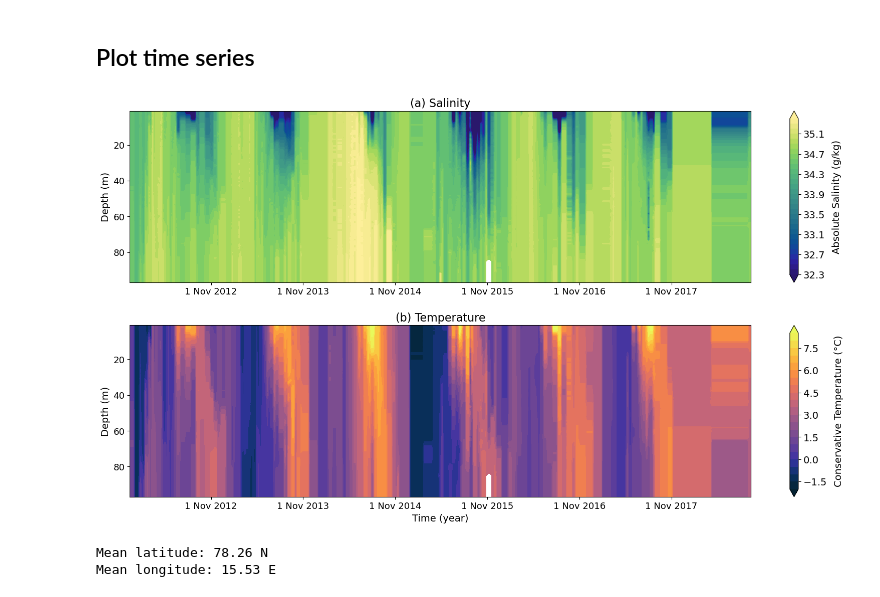
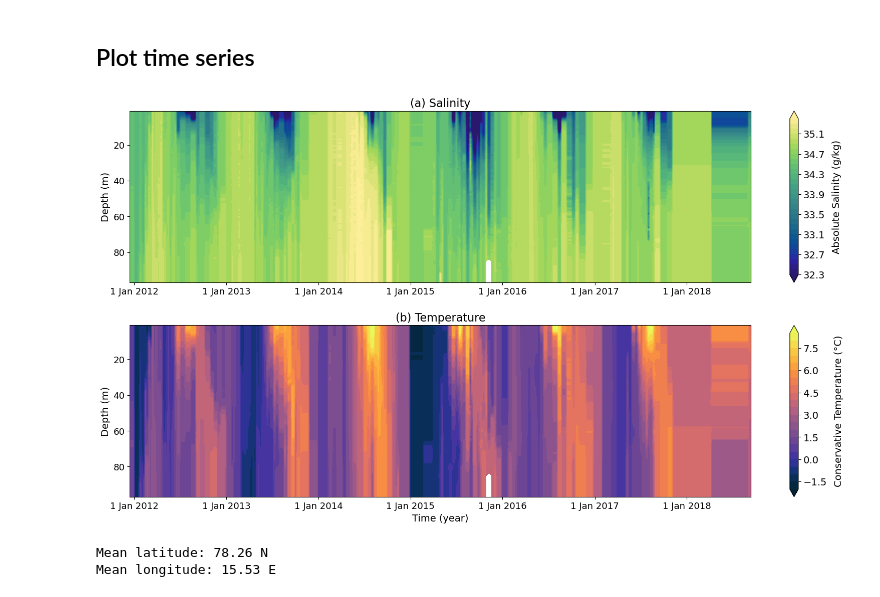
Before and after one commit to alpsjur/AGF-Adventfjorden, a Jupyter notebook: code/notebooks/timeseries_CTD_plotting.ipynb, the cells around one changed output. Drawn from its saved outputs; the diff is of its cells as text; code cells hidden in the pictures.

Commit message:
Update timeseries plots

```diff
--- a/code/notebooks/timeseries_CTD_plotting.ipynb
+++ b/code/notebooks/timeseries_CTD_plotting.ipynb
@@ -45,37 +45,42 @@ CT_interp = scipy.interpolate.griddata(points=(df['Time'],df['Pressure']),values
 # %%
 # get times corresponding with each Nov
 start = datetime.strptime(df['Date'][0], '%Y-%m-%d %H:%M:%S')
-years_with_nov = np.arange(2012,2018,1)
-nov_ticks = np.zeros(len(years_with_nov))
-for i in range(len(years_with_nov)):
-    nov_ticks[i] = timedelta.total_seconds(datetime(years_with_nov[i],11,1,0,0,0)-start)
+#years_with_nov = np.arange(2012,2018,1)
+#nov_ticks = np.zeros(len(years_with_nov))
+#for i in range(len(years_with_nov)):
+#    nov_ticks[i] = timedelta.total_seconds(datetime(years_with_nov[i],11,1,0,0,0)-start)
+
+years_start = np.arange(2012,2019,1)
+years_ticks = np.zeros(len(years_start))
+for i in range(len(years_ticks)):
+    years_ticks[i] = timedelta.total_seconds(datetime(years_start[i],1,1,0,0,0)-start)
 # %%
 def plotTimeDepth(ax,Time,Vert,data,levels,cmap,label):
     plot = ax.contourf(Time,Vert,data,levels=levels,extend='both',cmap=cmap)
     cbar = plt.colorbar(plot,ax=ax)
     cbar.ax.set_ylabel(label,fontsize=14)
     cbar.ax.tick_params(axis='y', which='both', labelsize=14)
     cbar.ax.get_yaxis().labelpad = 10
     ax.tick_params(axis='both', labelsize=13)
     ax.set_ylim(ax.get_ylim()[::-1])
-    ax.set_xticks(nov_ticks)
-    ax.set_xticklabels(['1 Nov '+str(i) for i in years_with_nov])
+    ax.set_xticks(years_ticks)
+    ax.set_xticklabels(['1 Jan '+str(i) for i in years_start])
     ax.set_ylabel('Depth (m)',fontsize=14)
 
 fig, (ax1,ax2) = plt.subplots(2,1,figsize=(20,10))
 plotTimeDepth(ax1,TimeZ,Depth,SA_interp,levels=np.arange(32.3,35.4,0.1),cmap='cmo.haline',
               label='Absolute Salinity (g/kg)')
 plotTimeDepth(ax2,TimeZ,Depth,CT_interp,levels=np.arange(-2,8.51,0.5),cmap='cmo.thermal',
               label='Conservative Temperature ('+'\u00B0'+'C)')
 ax2.set_xlabel('Time (year)',fontsize=14)
 ax1.set_title('(a) Salinity',fontsize=16)
 ax2.set_title('(b) Temperature',fontsize=16)
 
 plt.subplots_adjust(hspace=0.25)
-plt.savefig('../../ocean_plots/timeseries_2012_2018.png',dpi=300,bbox_inches='tight')
+#plt.savefig('../../ocean_plots/timeseries_2012_2018.png',dpi=300,bbox_inches='tight')
 plt.show()
 # %% [output]
-[figure, old version]
+[figure, new version]
 # %%
 print('Mean latitude: %.2f N'%(np.mean(df['Latitude'])))
 print('Mean longitude: %.2f E'%(np.mean(df['Longitude'])))
```
Also changed, not shown: parts of 2 cells of this notebook, 4 other files.
